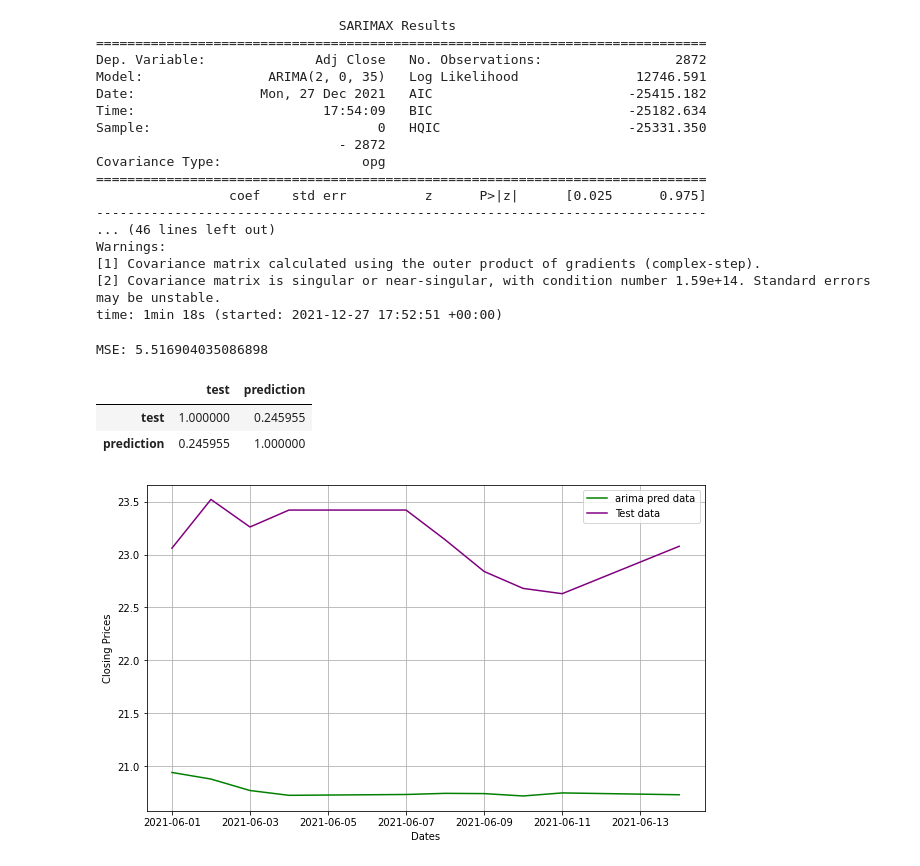
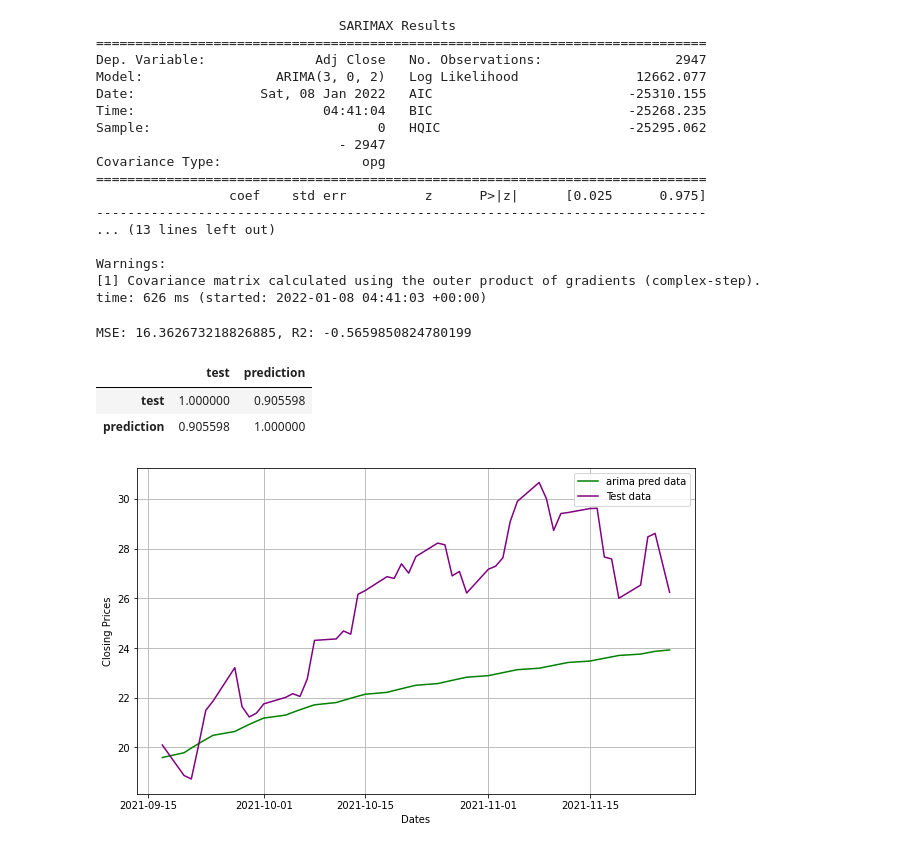
Before and after one commit to theabc50111/DL2021_final_dmlab_HCT_nccu, a Jupyter notebook: airma.ipynb, the cells around one changed output. Saved outputs shown, nothing was run; the diff lists cells and outputs as text; code cells hidden in the pictures.

Commit message:
revise arima

```diff
--- a/airma.ipynb
+++ b/airma.ipynb
@@ -53,6 +54,7 @@ time: 9.13 s (started: 2021-12-27 17:52:41 +00:00)
 # %%
 prep = Prep()
-log_apa_price = prep.log_rolling(apa_price_df[price_type], period=12)
+log_apa_price = prep.log_rolling(apa_price_df[price_type], period=14)
+print("-"*150)
 display(log_apa_price)
 # %% [output]
 Now use log-transform on Adj Close to make it has stationarity
@@ -94,0 +134,23 @@ time: 3.4 ms (started: 2021-12-27 17:52:51 +00:00)
+# %%
+test_len = 50
+
+# 過去資料
+train_data = log_apa_price[:-test_len]
+# 正確答案
+test_data = log_apa_price[-test_len:]
+
+# train_data = apa_price_df[price_type][:-test_len]
+# test_data = apa_price_df[price_type][-test_len:]
+model_autoARIMA = auto_arima(train_data, start_p=0, start_q=0,
+                      test='adf',       # use adftest to find             optimal 'd'
+                      max_p=10, max_q=10, # maximum p and q
+                      m=1,              # frequency of series
+                      d=None,           # let model determine 'd'
+                      seasonal=False,   # No Seasonality
+                      start_P=0,
+                      D=0,
+                      trace=True,
+                      error_action='ignore',
+                      suppress_warnings=True,
+                      stepwise=True)
+print(model_autoARIMA.summary())
@@ -95,12 +175,6 @@ time: 3.4 ms (started: 2021-12-27 17:52:51 +00:00)
 # %%
-test_len = 10
-
-# 過去資料
-train_data = log_apa_price[:-test_len]
-# 正確答案
-test_data = log_apa_price[-test_len:]
 # 建立模型
-model = ARIMA(train_data, order=(2, 0, 35))
+model = ARIMA(train_data, order=(3, 0, 2))
 fitted = model.fit()
 print(fitted.summary())
 # 模型預測
@@ -108,40 +182,42 @@ fc= fitted.forecast(steps=len(test_data), alpha=0.05)  # 95% confidence
 # %% [output]
                                SARIMAX Results
 ==============================================================================
-Dep. Variable:              Adj Close   No. Observations:                 2872
-Model:                ARIMA(2, 0, 35)   Log Likelihood               12746.591
-Date:                Mon, 27 Dec 2021   AIC                         -25415.182
-Time:                        17:54:09   BIC                         -25182.634
-Sample:                             0   HQIC                        -25331.350
-                               - 2872
+Dep. Variable:              Adj Close   No. Observations:                 2947
+Model:                 ARIMA(3, 0, 2)   Log Likelihood               12662.077
+Date:                Sat, 08 Jan 2022   AIC                         -25310.155
+Time:                        04:41:04   BIC                         -25268.235
+Sample:                             0   HQIC                        -25295.062
+                               - 2947
 Covariance Type:                  opg
 ==============================================================================
                  coef    std err          z      P>|z|      [0.025      0.975]
 ------------------------------------------------------------------------------
-... (46 lines left out)
+... (13 lines left out)
+
 Warnings:
 [1] Covariance matrix calculated using the outer product of gradients (complex-step).
-[2] Covariance matrix is singular or near-singular, with condition number 1.59e+14. Standard errors may be unstable.
-time: 1min 18s (started: 2021-12-27 17:52:51 +00:00)
+time: 626 ms (started: 2022-01-08 04:41:03 +00:00)
 # %%
 ori_test_data = apa_price_df[price_type][-test_len:]
 pred = pd.Series(np.exp(fc).values, index=ori_test_data.index)
+# pred = pd.Series(fc.values, index=ori_test_data.index)
 plt.figure(figsize=(10,6))
 plt.grid(True)
 plt.xlabel('Dates')
 plt.ylabel('Closing Prices')
 plt.plot(pred, 'green', label='arima pred data')
 plt.plot(ori_test_data, 'purple', label='Test data')
 plt.legend()
 
 mse = mean_squared_error(ori_test_data, pred)
+r2_s = r2_score(ori_test_data, pred)
 corr_df = pd.DataFrame({"test":ori_test_data, "prediction":pred})
-print(f'MSE: {mse}')
+print(f'MSE: {mse}, R2: {r2_s}')
 display(corr_df.corr())
 plt.show()
 # %% [output]
-MSE: 5.516904035086898
+MSE: 16.362673218826885, R2: -0.5659850824780199
 |  | test | prediction |
-| test | 1.000000 | 0.245955 |
-| prediction | 0.245955 | 1.000000 |
+| test | 1.000000 | 0.905598 |
+| prediction | 0.905598 | 1.000000 |
-[figure, old version]
+[figure, new version]
```
Also changed, not shown: parts of 5 cells of this notebook, 7 other files.
